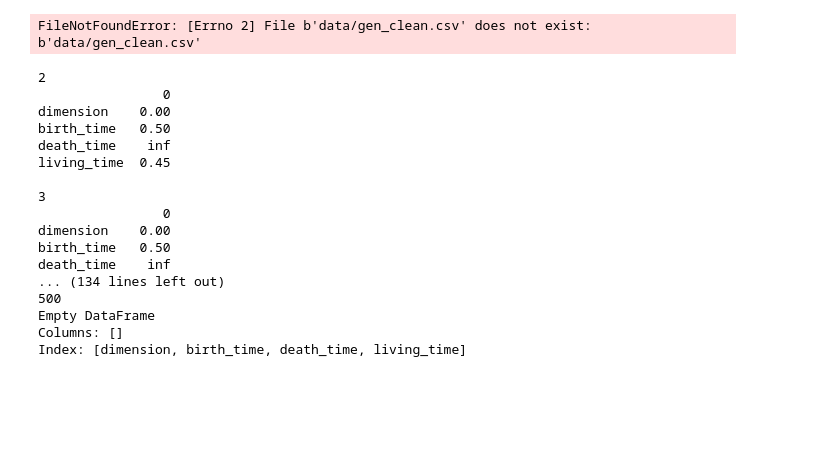
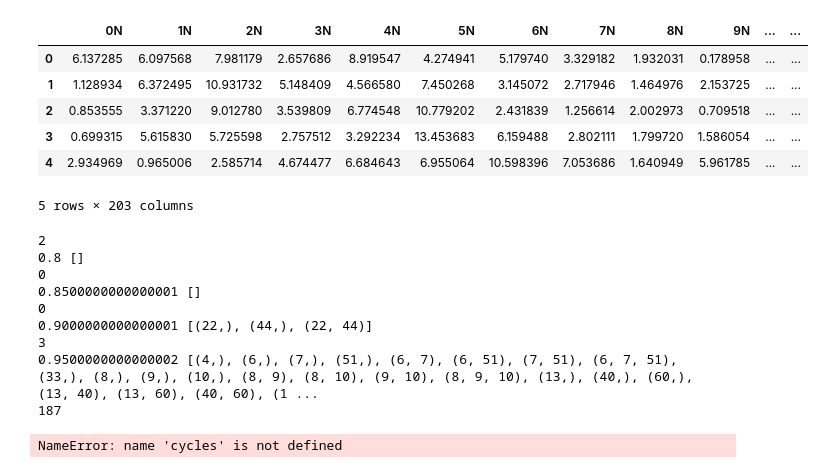
Before and after one commit to thxi/PlaceCells, a Jupyter notebook: notebooks/Persistent Homology.ipynb, the cells around one changed output. Drawn from its saved outputs; the diff is of its cells as text; code cells hidden in the pictures; blank space fills up the shorter version.

```diff
--- a/notebooks/Persistent Homology.ipynb
+++ b/notebooks/Persistent Homology.ipynb
@@ -15,6 +15,14 @@ from sklearn.preprocessing import quantile_transform
 
 %matplotlib inline
 # %%
-full = pd.read_csv('data/gen_clean.csv')
+full = pd.read_csv('data/gen_1_holes.csv', index_col = 0)
-# %% [output]
-FileNotFoundError: [Errno 2] File b'data/gen_clean.csv' does not exist: b'data/gen_clean.csv'
+# %%
+full.head()
+# %% [output]
+|  | 0N | 1N | 2N | 3N | 4N | 5N | 6N | 7N | 8N | 9N | ... | ... |
+| 0 | 6.137285 | 6.097568 | 7.981179 | 2.657686 | 8.919547 | 4.274941 | 5.179740 | 3.329182 | 1.932031 | 0.178958 | ... | ... |
+| 1 | 1.128934 | 6.372495 | 10.931732 | 5.148409 | 4.566580 | 7.450268 | 3.145072 | 2.717946 | 1.464976 | 2.153725 | ... | ... |
+| 2 | 0.853555 | 3.371220 | 9.012780 | 3.539809 | 6.774548 | 10.779202 | 2.431839 | 1.256614 | 2.002973 | 0.709518 | ... | ... |
+| 3 | 0.699315 | 5.615830 | 5.725598 | 2.757512 | 3.292234 | 13.453683 | 6.159488 | 2.802111 | 1.799720 | 1.586054 | ... | ... |
+| 4 | 2.934969 | 0.965006 | 2.585714 | 4.674477 | 6.684643 | 6.955064 | 10.598396 | 7.053686 | 1.640949 | 5.961785 | ... | ... |
+5 rows × 203 columns
@@ -83,28 +103,21 @@ def homologies(df, number_of_ap):
 
     return cycles.reset_index(drop=True)
 # %%
-for n in [2, 3, 5, 10, 20, 30, 40, 50, 60, 70, 80, 90, 100, 200, 500][:]:
+for n in [2, 3, 5, 10, 20, 30, 40, 50, 60, 70, 80, 90, 100, 200, 500][:1]:
     print(n)
-    mi_best_neurons = mis[:10]['neuron']
-    data = full.drop(['x', 'y'], axis=1)[mi_best_neurons.index]
-    df = homologies(data, n)
+    #mi_best_neurons = mis[:10]['neuron']
+    #data = full.drop(['x', 'y'], axis=1)[mi_best_neurons.index]
+    df = homologies(full[:1150], n)
     print(df.T)
     print()
 # %% [output]
 2
-                0
-dimension    0.00
-birth_time   0.50
-death_time    inf
-living_time  0.45
-
+0.8 []
+0
+0.8500000000000001 []
+0
+0.9000000000000001 [(22,), (44,), (22, 44)]
 3
-                0
-dimension    0.00
-birth_time   0.50
-death_time    inf
-... (134 lines left out)
-500
-Empty DataFrame
-Columns: []
-Index: [dimension, birth_time, death_time, living_time]
+0.9500000000000002 [(4,), (6,), (7,), (51,), (6, 7), (6, 51), (7, 51), (6, 7, 51), (33,), (8,), (9,), (10,), (8, 9), (8, 10), (9, 10), (8, 9, 10), (13,), (40,), (60,), (13, 40), (13, 60), (40, 60), (1 ...
+187
+NameError: name 'cycles' is not defined
```
Also changed, not shown: parts of 4 cells of this notebook, 6 other files.
